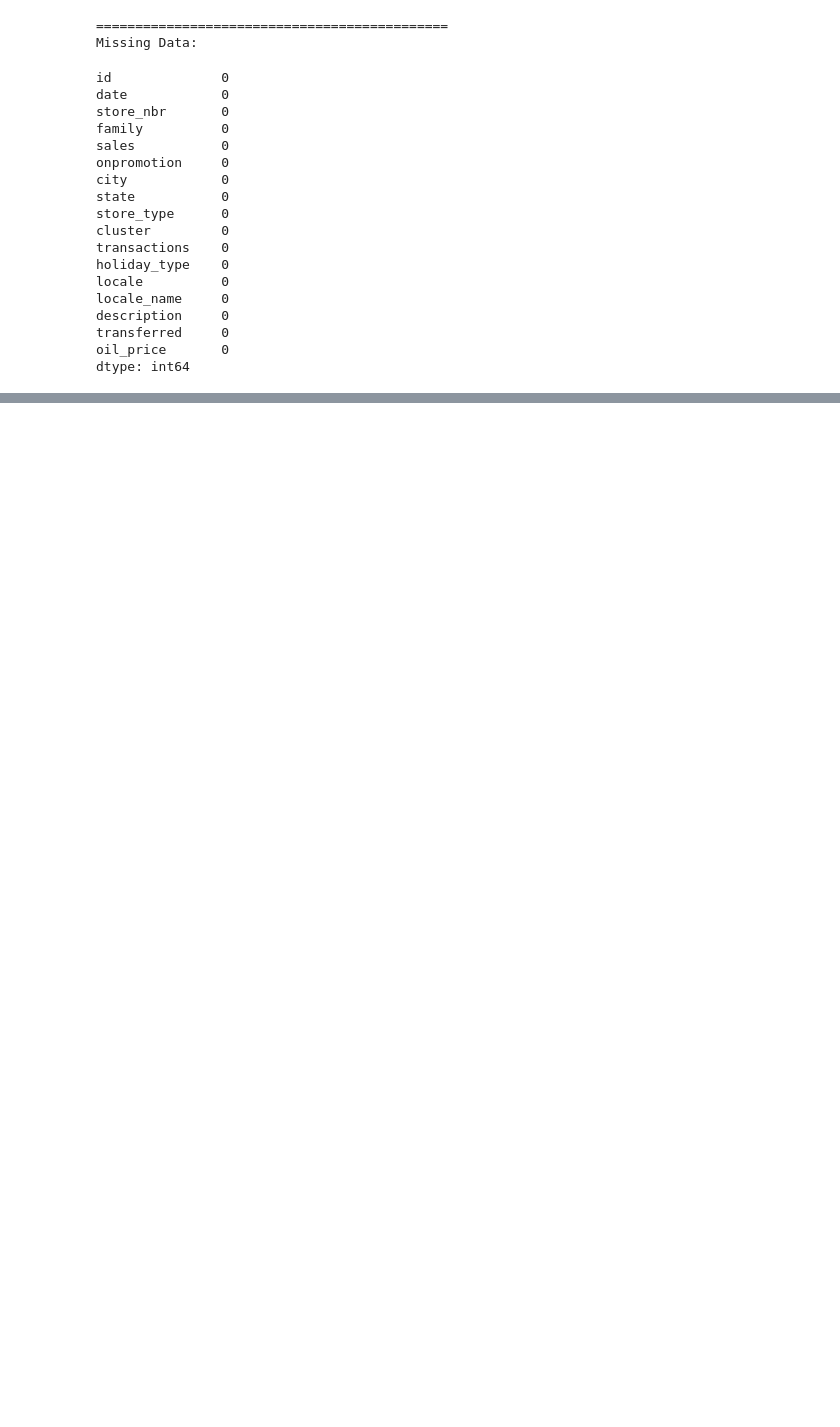
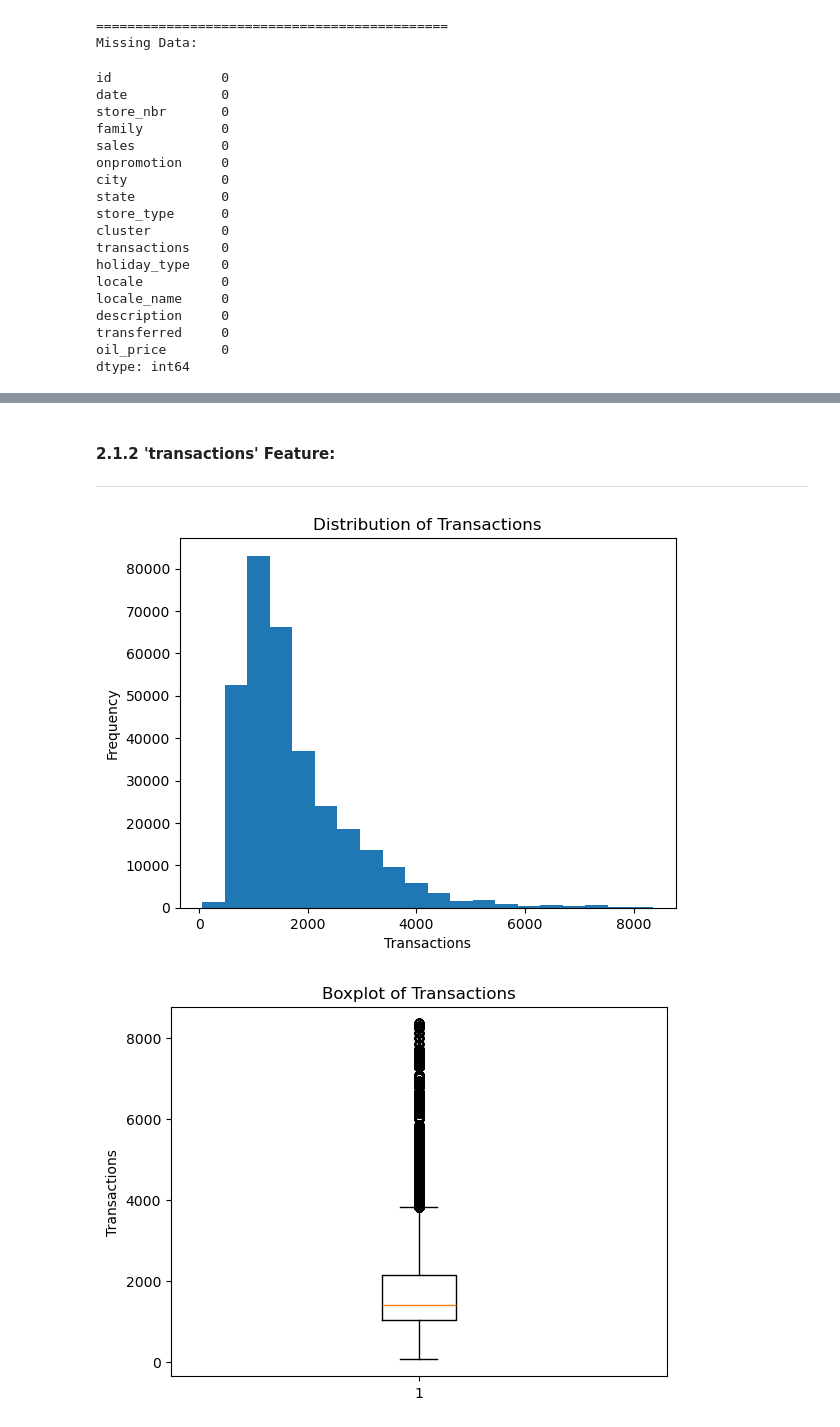
Before and after one commit to edmar-bevilaqua/store-sales-tsf-kaggle-competition, a Jupyter notebook: store-sales-tsf.ipynb, the cells around one changed output, grey strips where cells are left out. Saved outputs shown, nothing was run; the diff lists cells and outputs as text; code cells hidden in the pictures; blank space fills up the shorter version.

```diff
--- a/store-sales-tsf.ipynb
+++ b/store-sales-tsf.ipynb
@@ -579,0 +608,19 @@ dtype: int64
+# %% [markdown]
+#### 2.1.2 'transactions' Feature:
+---
+# %%
+# Histogram
+plt.hist(merged['transactions'], bins=20)
+plt.xlabel('Transactions')
+plt.ylabel('Frequency')
+plt.title('Distribution of Transactions')
+plt.show()
+
+# Boxplot
+plt.boxplot(merged['transactions'])
+plt.ylabel('Transactions')
+plt.title('Boxplot of Transactions')
+plt.show()
+# %% [output]
+[figure, added]
+[figure, added]
```
Also changed, not shown: parts of 11 cells of this notebook.
